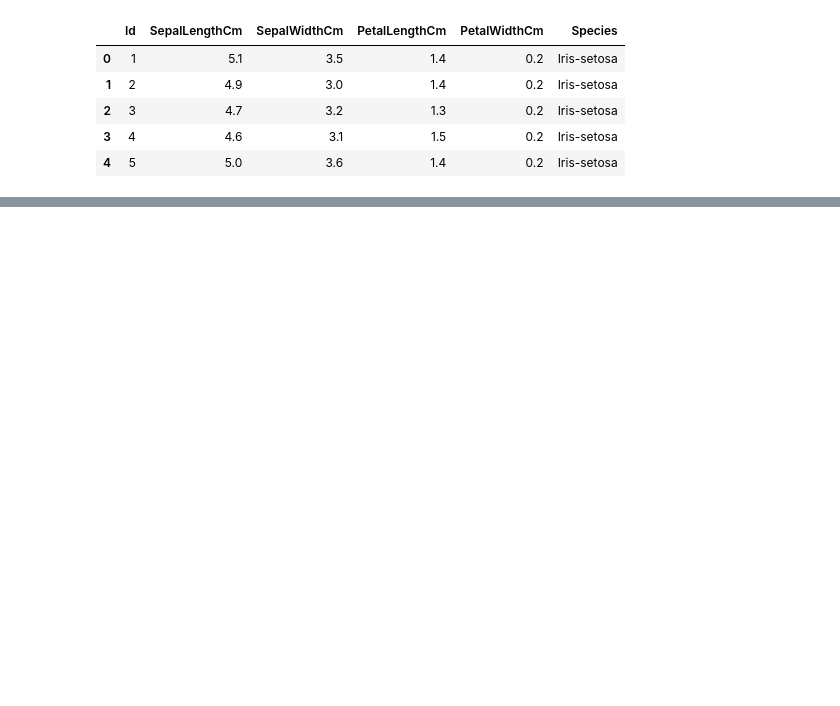
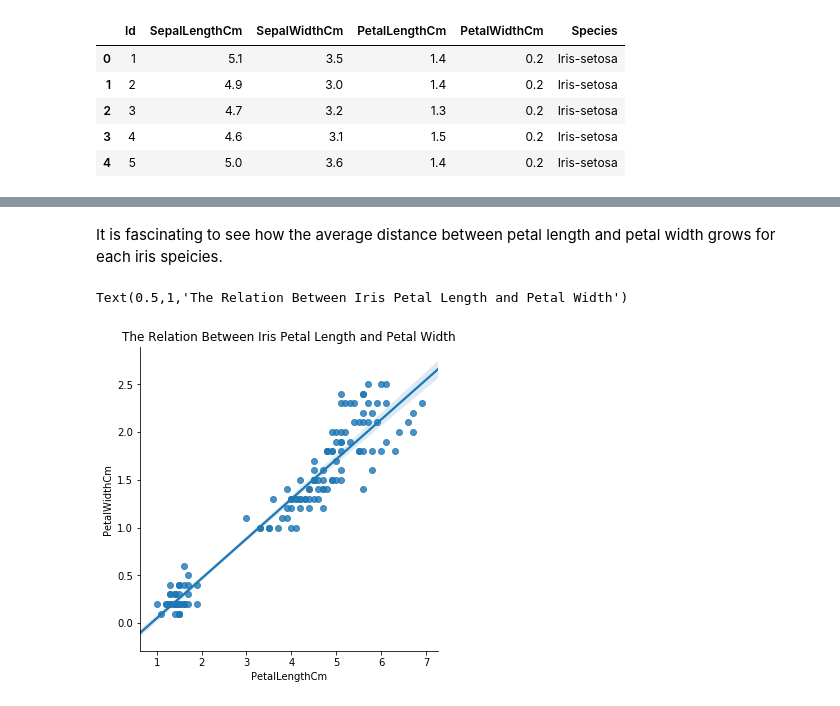
Before and after one commit to Data-Hunter/byu_econ_applied_machine_learning, a Jupyter notebook: homeworks/Homework_1.ipynb, the cells around one changed output, grey strips where cells are left out. Saved outputs shown, nothing was run; the diff lists cells and outputs as text; code cells hidden in the pictures; blank space fills up the shorter version.

```diff
--- a/homeworks/Homework_1.ipynb
+++ b/homeworks/Homework_1.ipynb
@@ -41,0 +94,8 @@ data.head()
+# %% [markdown]
+It is fascinating to see how the average distance between petal length and petal width grows for each iris speicies.
+# %%
+sns.lmplot(x="PetalLengthCm", y="PetalWidthCm", data=iris)
+mpl.title("The Relation Between Iris Petal Length and Petal Width")
+# %% [output]
+Text(0.5,1,'The Relation Between Iris Petal Length and Petal Width')
+[figure, added]
```
Also changed, not shown: parts of 54 cells of this notebook.
